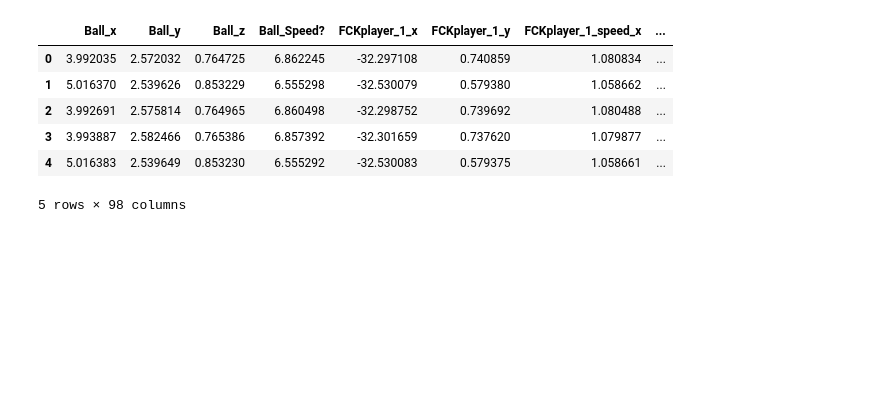
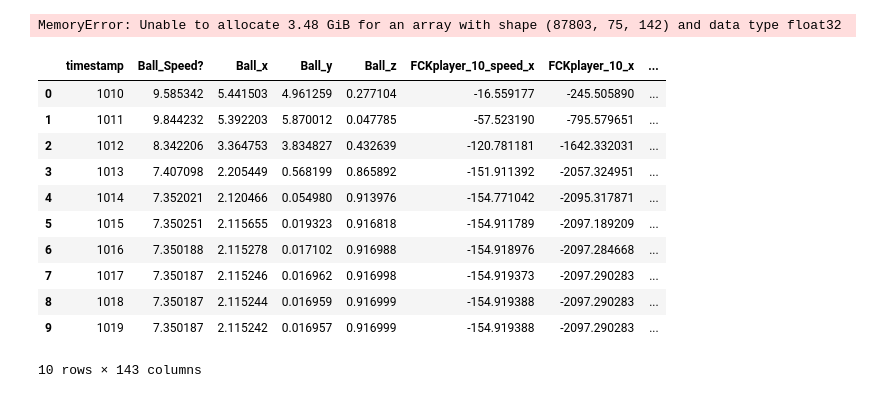
Before and after one commit to adiguzeldeniz/ekip_makine, a Jupyter notebook: autoencoder copy.ipynb, the cells around one changed output. Cells and saved outputs as stored; diff of their text form; code cells hidden in the pictures; blank space fills up the shorter version.

```diff
--- a/autoencoder copy.ipynb
+++ b/autoencoder copy.ipynb
@@ -203,0 +159,6 @@ Index(['output_indices', 'predicted_output', 'start_index'], dtype='object')
+# %%
+from tensorflow.keras.callbacks import EarlyStopping
+
+
+early_stopping = EarlyStopping(monitor='val_loss', patience=5, restore_best_weights=True)
+model.fit(past, future, epochs=50, batch_size=32, validation_split=0.2, callbacks=[early_stopping])
@@ -204,10 +184,40 @@ Index(['output_indices', 'predicted_output', 'start_index'], dtype='object')
+# %%
+y_test_predictions = model.predict(x_test, batch_size=16)
+#x_test_predictions = model.predict(x_test, batch_size=16)
+# %% [output]
+MemoryError: Unable to allocate 3.48 GiB for an array with shape (87803, 75, 142) and data type float32
+# %%
+#Unnormalizing the predictions
+y_predictions = scaler.inverse_transform(y_test_predictions.reshape(-1, y_test_predictions.shape[-1])).reshape(y_test_predictions.shape)
+#x_predictions = scaler.inverse_transform(x_test_predictions.reshape(-1, x_test_predictions.shape[-1])).reshape(x_test_predictions.shape)
+# %%
+
+# Get just the first prediction
+single_pred = y_predictions[0]  # shape: (horizon, n_features)
+
+# Use correct column names
+column_names = reduced_games[test_index].columns
+
+# Timestamps for that one prediction
+start_idx = 1000  # or whatever timestep you want
+output_indices = list(range(start_idx + window_size, start_idx + window_size + horizon))
+
+# Create DataFrame
+df_predictions = pd.DataFrame(single_pred, columns=column_names)
+df_predictions["timestamp"] = output_indices
+df_predictions = df_predictions.set_index("timestamp").reset_index()
 # %%
-df_predictions.head()
+df_predictions
 # %% [output]
-|  | Ball_x | Ball_y | Ball_z | Ball_Speed? | FCKplayer_1_x | FCKplayer_1_y | FCKplayer_1_speed_x | ... |
-| 0 | 3.992035 | 2.572032 | 0.764725 | 6.862245 | -32.297108 | 0.740859 | 1.080834 | ... |
-| 1 | 5.016370 | 2.539626 | 0.853229 | 6.555298 | -32.530079 | 0.579380 | 1.058662 | ... |
-| 2 | 3.992691 | 2.575814 | 0.764965 | 6.860498 | -32.298752 | 0.739692 | 1.080488 | ... |
-| 3 | 3.993887 | 2.582466 | 0.765386 | 6.857392 | -32.301659 | 0.737620 | 1.079877 | ... |
-| 4 | 5.016383 | 2.539649 | 0.853230 | 6.555292 | -32.530083 | 0.579375 | 1.058661 | ... |
+|  | timestamp | Ball_Speed? | Ball_x | Ball_y | Ball_z | FCKplayer_10_speed_x | FCKplayer_10_x | ... |
+| 0 | 1010 | 9.585342 | 5.441503 | 4.961259 | 0.277104 | -16.559177 | -245.505890 | ... |
+| 1 | 1011 | 9.844232 | 5.392203 | 5.870012 | 0.047785 | -57.523190 | -795.579651 | ... |
+| 2 | 1012 | 8.342206 | 3.364753 | 3.834827 | 0.432639 | -120.781181 | -1642.332031 | ... |
+| 3 | 1013 | 7.407098 | 2.205449 | 0.568199 | 0.865892 | -151.911392 | -2057.324951 | ... |
+| 4 | 1014 | 7.352021 | 2.120466 | 0.054980 | 0.913976 | -154.771042 | -2095.317871 | ... |
+| 5 | 1015 | 7.350251 | 2.115655 | 0.019323 | 0.916818 | -154.911789 | -2097.189209 | ... |
+| 6 | 1016 | 7.350188 | 2.115278 | 0.017102 | 0.916988 | -154.918976 | -2097.284668 | ... |
+| 7 | 1017 | 7.350187 | 2.115246 | 0.016962 | 0.916998 | -154.919373 | -2097.290283 | ... |
+| 8 | 1018 | 7.350187 | 2.115244 | 0.016959 | 0.916999 | -154.919388 | -2097.290283 | ... |
+| 9 | 1019 | 7.350187 | 2.115242 | 0.016957 | 0.916999 | -154.919388 | -2097.290283 | ... |
-5 rows × 98 columns
+10 rows × 143 columns
```
Also changed, not shown: parts of 18 cells of this notebook, 2 other files.
